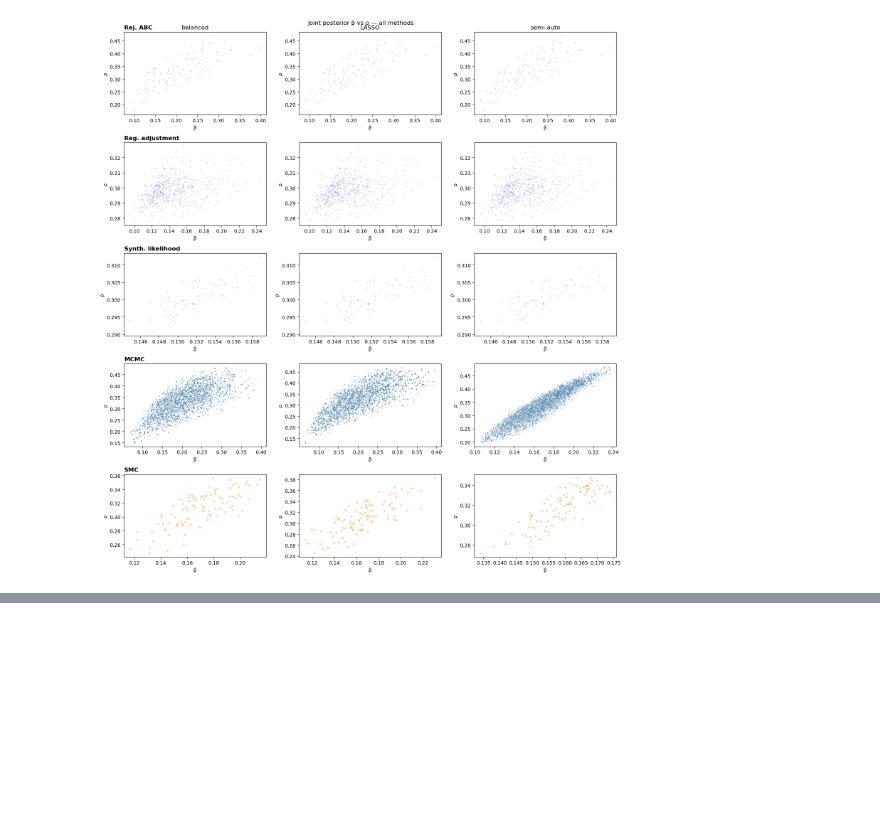
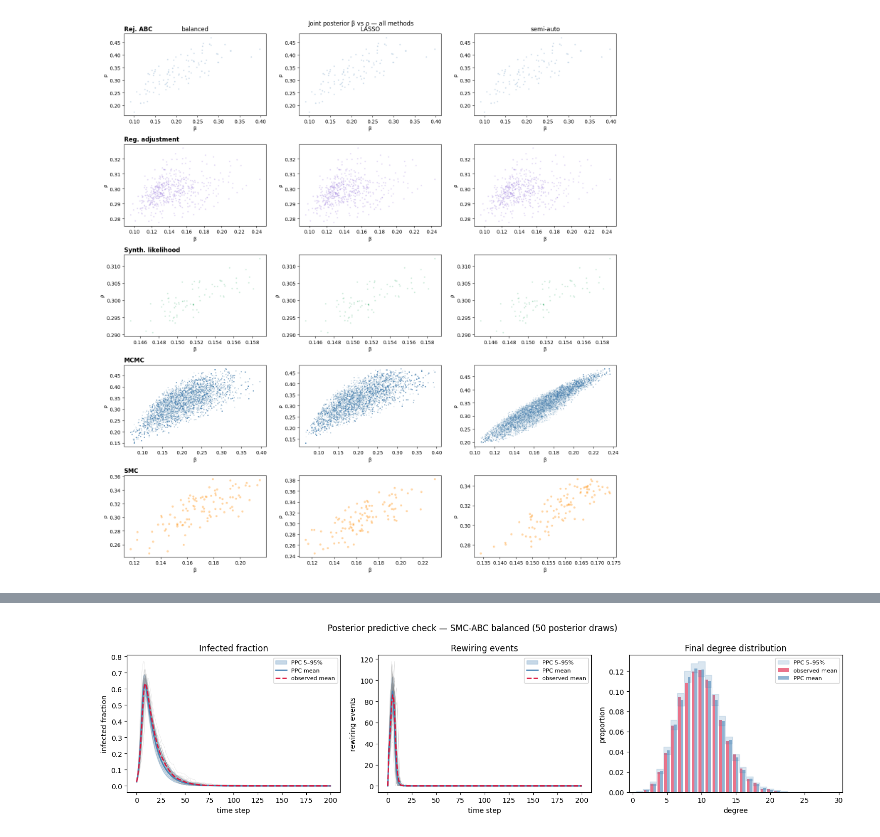
Before and after one commit to Florian-Dreyer/SimulationProject, a Jupyter notebook: notebooks/final_analysis.ipynb, the cells around one changed output, grey strips where cells are left out. Cells and saved outputs as stored; diff of their text form; code cells hidden in the pictures; blank space fills up the shorter version.

Commit message:
Added correlation for posteriors

```diff
--- a/notebooks/final_analysis.ipynb
+++ b/notebooks/final_analysis.ipynb
@@ -228,10 +228,10 @@ for row, (name, samples, color) in enumerate(single_methods):
         if col == 0:
             ax.set_title(name, loc="left", fontweight="bold")
         if row == 0:
-            ax.set_title(col_data[col][0])
+            ax.set_title(list(col_data.keys())[col])
 
 # Row 3: MCMC per summary set
-for col, (name, mcmc_chain, _) in enumerate(col_data):
+for col, (name, (mcmc_chain, _)) in enumerate(col_data.items()):
     ax = axes[3, col]
     ax.scatter(mcmc_chain[:, 0], mcmc_chain[:, 2],
                alpha=0.05, s=1, color="steelblue")
@@ -241,7 +241,7 @@ for col, (name, mcmc_chain, _) in enumerate(col_data):
         ax.set_title("MCMC", loc="left", fontweight="bold")
 
 # Row 4: SMC per summary set
-for col, (name, _, smc_particles) in enumerate(col_data):
+for col, (name, (_, smc_particles)) in enumerate(col_data.items()):
     ax = axes[4, col]
     ax.scatter(smc_particles[:, 0], smc_particles[:, 2],
                alpha=0.3, s=10, color="darkorange")
@@ -258,0 +347,48 @@ plt.show()
+# %%
+# ── PPC figure ───────────────────────────────────────────────────────────────
+T_steps  = np.arange(201)
+degrees  = np.arange(31)
+
+fig, axes = plt.subplots(1, 3, figsize=(15, 4))
+
+# Panel 1: infected fraction
+ax = axes[0]
+for r in range(obs_inf_ppc.shape[0]):
+    ax.plot(T_steps, obs_inf_ppc[r], color="gray", lw=0.4, alpha=0.25)
+ax.fill_between(T_steps, ppc_inf_lo, ppc_inf_hi, color="steelblue", alpha=0.3,
+                label="PPC 5–95%")
+ax.plot(T_steps, ppc_inf_mu,  color="steelblue", lw=1.8, label="PPC mean")
+ax.plot(T_steps, obs_inf_mean, color="crimson",   lw=1.8, ls="--", label="observed mean")
+ax.set(xlabel="time step", ylabel="infected fraction", title="Infected fraction")
+ax.legend(fontsize=8)
+
+# Panel 2: rewiring events
+ax = axes[1]
+for r in range(obs_rew_ppc.shape[0]):
+    ax.plot(T_steps, obs_rew_ppc[r], color="gray", lw=0.4, alpha=0.25)
+ax.fill_between(T_steps, ppc_rew_lo, ppc_rew_hi, color="steelblue", alpha=0.3,
+                label="PPC 5–95%")
+ax.plot(T_steps, ppc_rew_mu,  color="steelblue", lw=1.8, label="PPC mean")
+ax.plot(T_steps, obs_rew_mean, color="crimson",   lw=1.8, ls="--", label="observed mean")
+ax.set(xlabel="time step", ylabel="rewiring events", title="Rewiring events")
+ax.legend(fontsize=8)
+
+# Panel 3: degree histogram (normalised)
+ax = axes[2]
+width = 0.4
+ax.bar(degrees - width/2, obs_deg_mean, width=width, color="crimson",
+       alpha=0.6, label="observed mean")
+ax.bar(degrees + width/2, ppc_deg_mu,   width=width, color="steelblue",
+       alpha=0.6, label="PPC mean")
+ax.fill_between(degrees, ppc_deg_lo, ppc_deg_hi, color="steelblue", alpha=0.2,
+                label="PPC 5–95%", step="mid")
+ax.set(xlabel="degree", ylabel="proportion", title="Final degree distribution",
+       xlim=(-0.5, 30.5))
+ax.legend(fontsize=8)
+
+plt.suptitle("Posterior predictive check — SMC-ABC balanced (50 posterior draws)")
+plt.tight_layout()
+plt.savefig(ROOT / "figures" / "ppc_smc_balanced.png", dpi=150, bbox_inches="tight")
+plt.show()
+# %% [output]
+[figure, added]
```
Also changed, not shown: parts of 4 cells of this notebook.
